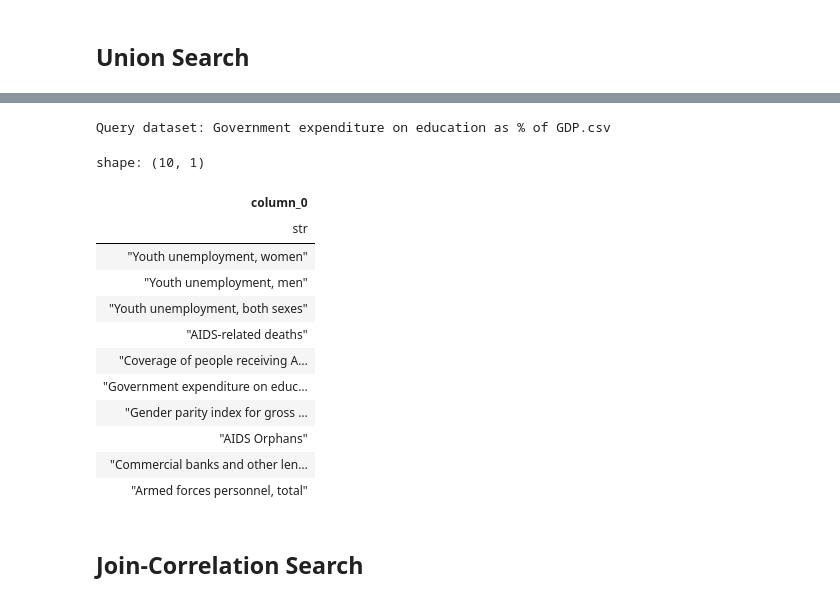
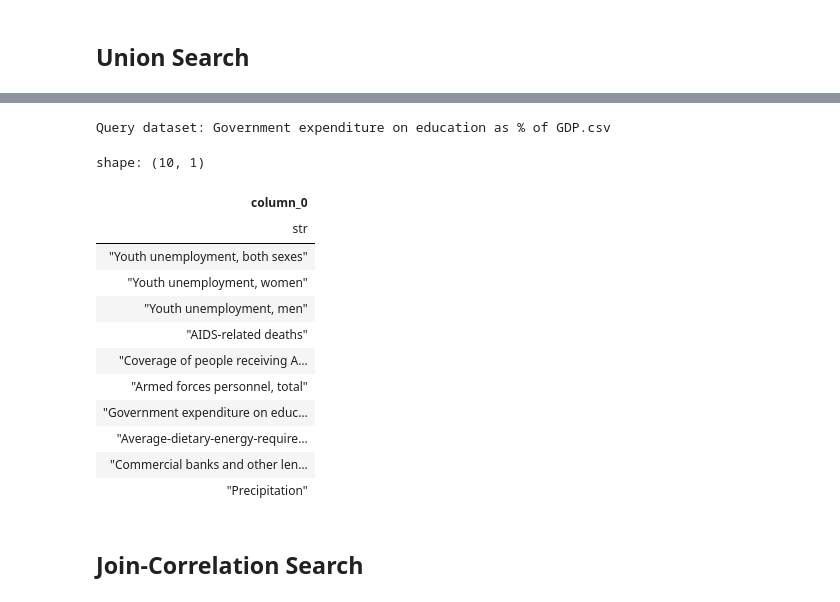
Before and after one commit to nanni00/Blend, a Jupyter notebook: examples/undata.ipynb, the cells around one changed output, grey strips where cells are left out. Saved outputs shown, nothing was run; the diff lists cells and outputs as text; code cells hidden in the pictures.

Commit message:
new clean args mode, multi col seekers with prettier output

```diff
--- a/examples/undata.ipynb
+++ b/examples/undata.ipynb
@@ -33,7 +33,7 @@ from blend.utils import clean
 # %% [markdown]
 ### Instantiate the BLEND indexer
 # %%
-indexer = BLEND(index_db_path)
+indexer = BLEND(index_db_path, clean_function_args={"lowercase": True, "filter_bad_tokens": True})
 # %%
 scan_table_opts = {"ignore_errors": True}
 index_tables(indexer, data_lake_path, True, None, 4, scan_table_opts)
@@ -81,27 +81,27 @@ shape: (3_196, 9)
 | "ZWE" | "Sub-Saharan Africa" | "Africa" | 2010 | 2010 | "both" | "Not applicable" | "Percent" | 1.97333 |
 | null | null | null | null | null | null | null | null | null |
 # %%
-table = [[clean(cell) for cell in row] for row in qdf.rows()]
+table = qdf.rows()
 results = indexer.union_search(table, 10)
 
 results_df = pl.DataFrame(results, orient='row')
 print(f"Query dataset: {query_table_name}")
 results_df
 # %% [output]
 Query dataset: Government expenditure on education as % of GDP.csv
 shape: (10, 1)
 | column_0 |
 | str |
+| "Youth unemployment, both sexes" |
 | "Youth unemployment, women" |
 | "Youth unemployment, men" |
-| "Youth unemployment, both sexes" |
 | "AIDS-related deaths" |
 | "Coverage of people receiving A… |
+| "Armed forces personnel, total" |
 | "Government expenditure on educ… |
-| "Gender parity index for gross … |
-| "AIDS Orphans" |
+| "Average-dietary-energy-require… |
 | "Commercial banks and other len… |
-| "Armed forces personnel, total" |
+| "Precipitation" |
 # %% [markdown]
 ## Join-Correlation Search
 # %% [markdown]
```
Also changed, not shown: parts of 3 cells of this notebook, 4 other files.
